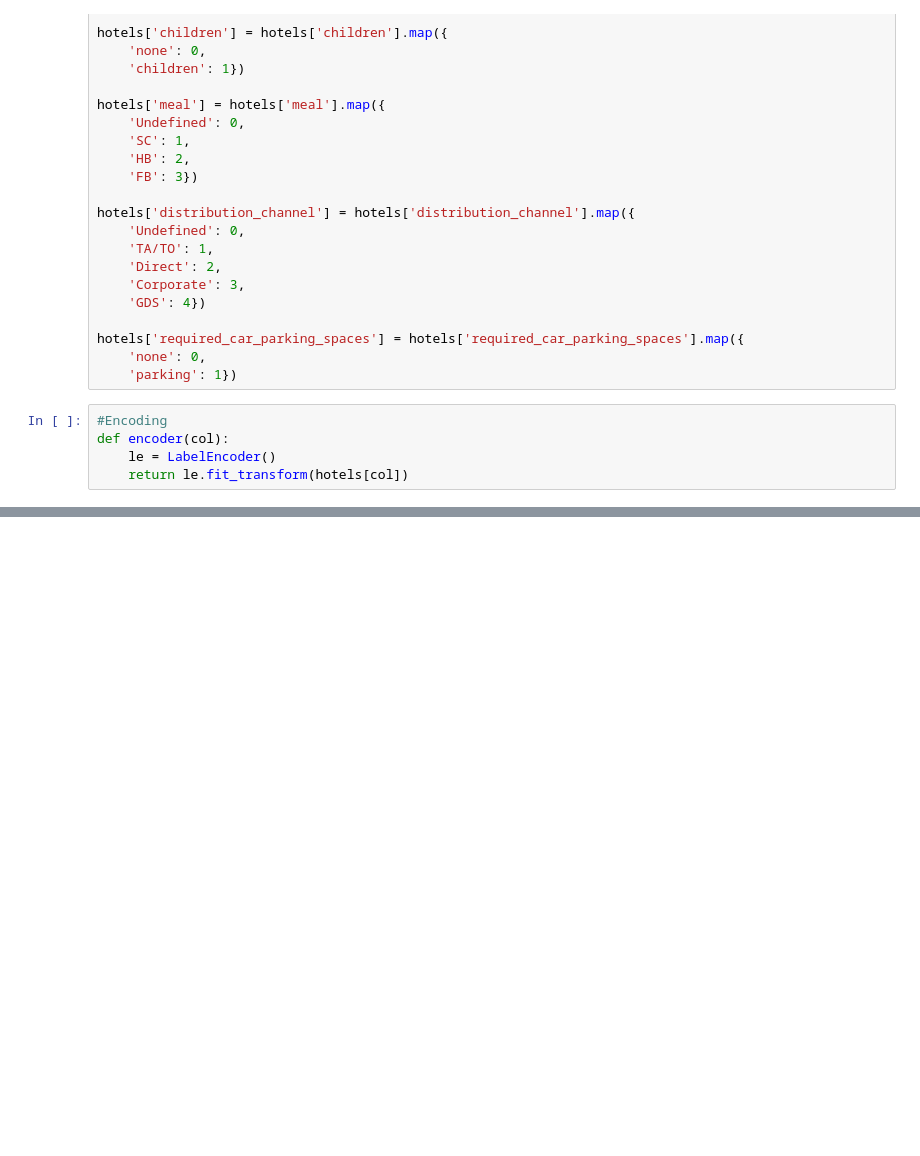
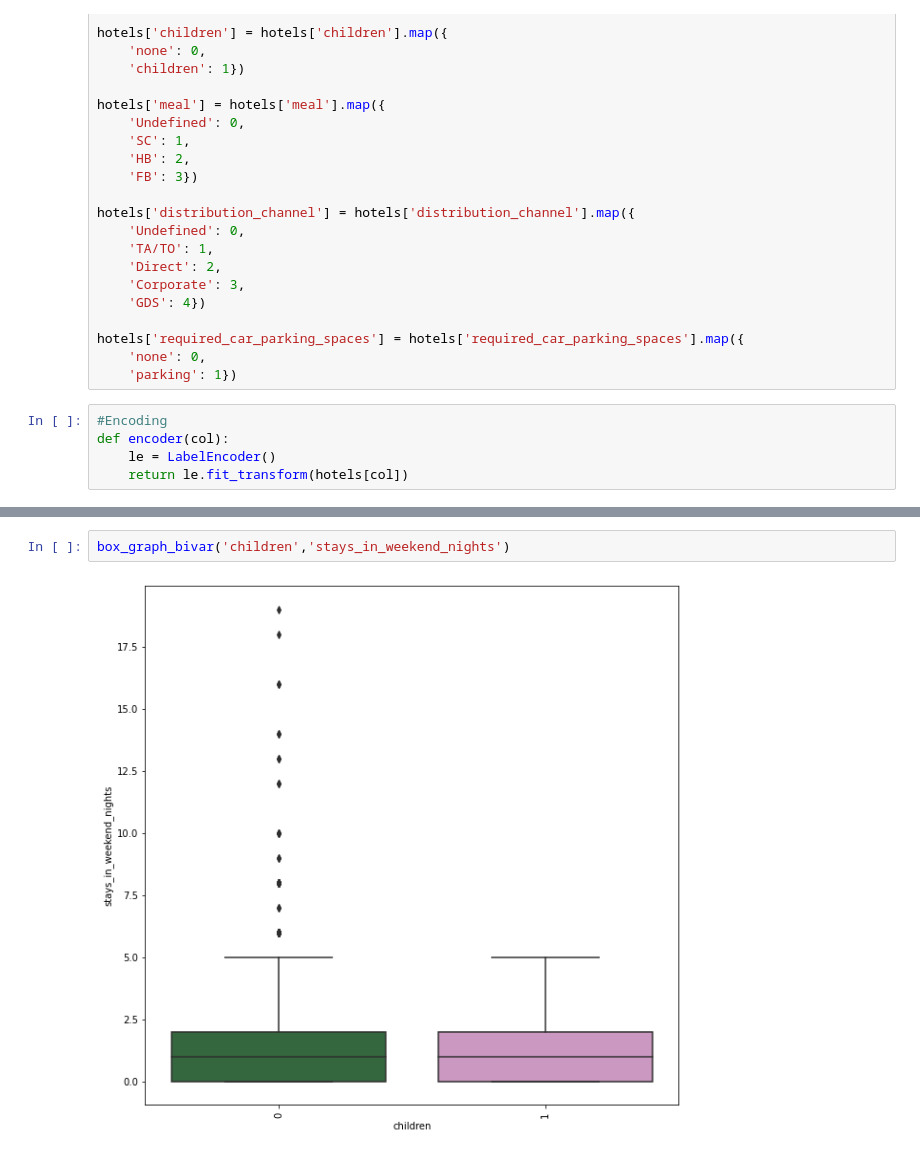
Before and after one commit to Qk527/TakeHome, a Jupyter notebook: fligoo_take_home_data_scientist.ipynb, the cells around one changed output, grey strips where cells are left out. Drawn from its saved outputs; the diff is of its cells as text; blank space fills up the shorter version.

```diff
--- a/fligoo_take_home_data_scientist.ipynb
+++ b/fligoo_take_home_data_scientist.ipynb
@@ -235,0 +274,4 @@ hotels['customer_type'] = encoder('customer_type')
+# %%
+box_graph_bivar('children','stays_in_weekend_nights')
+# %% [output]
+[figure, added]
```
Also changed, not shown: parts of 42 cells of this notebook.
